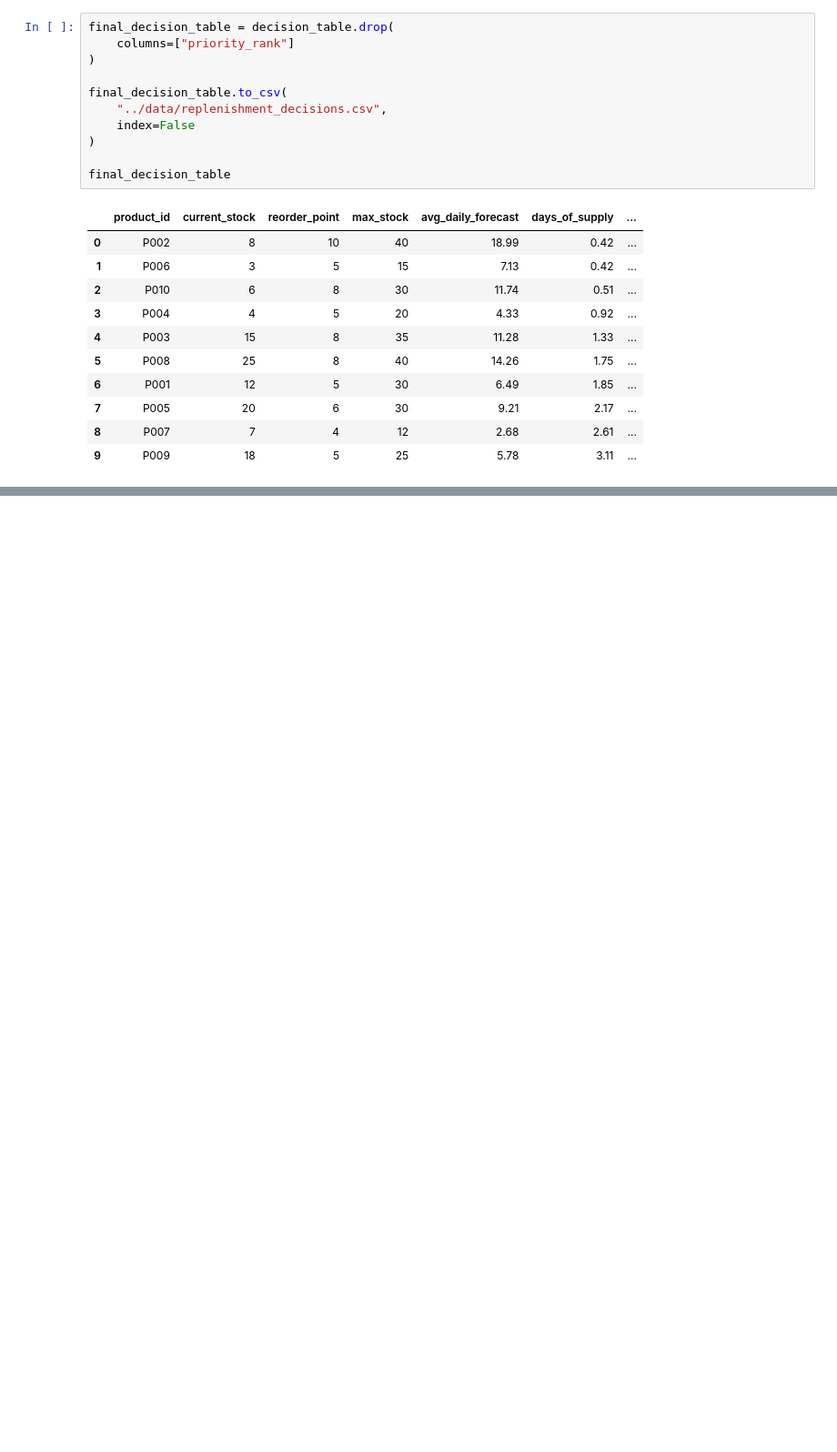
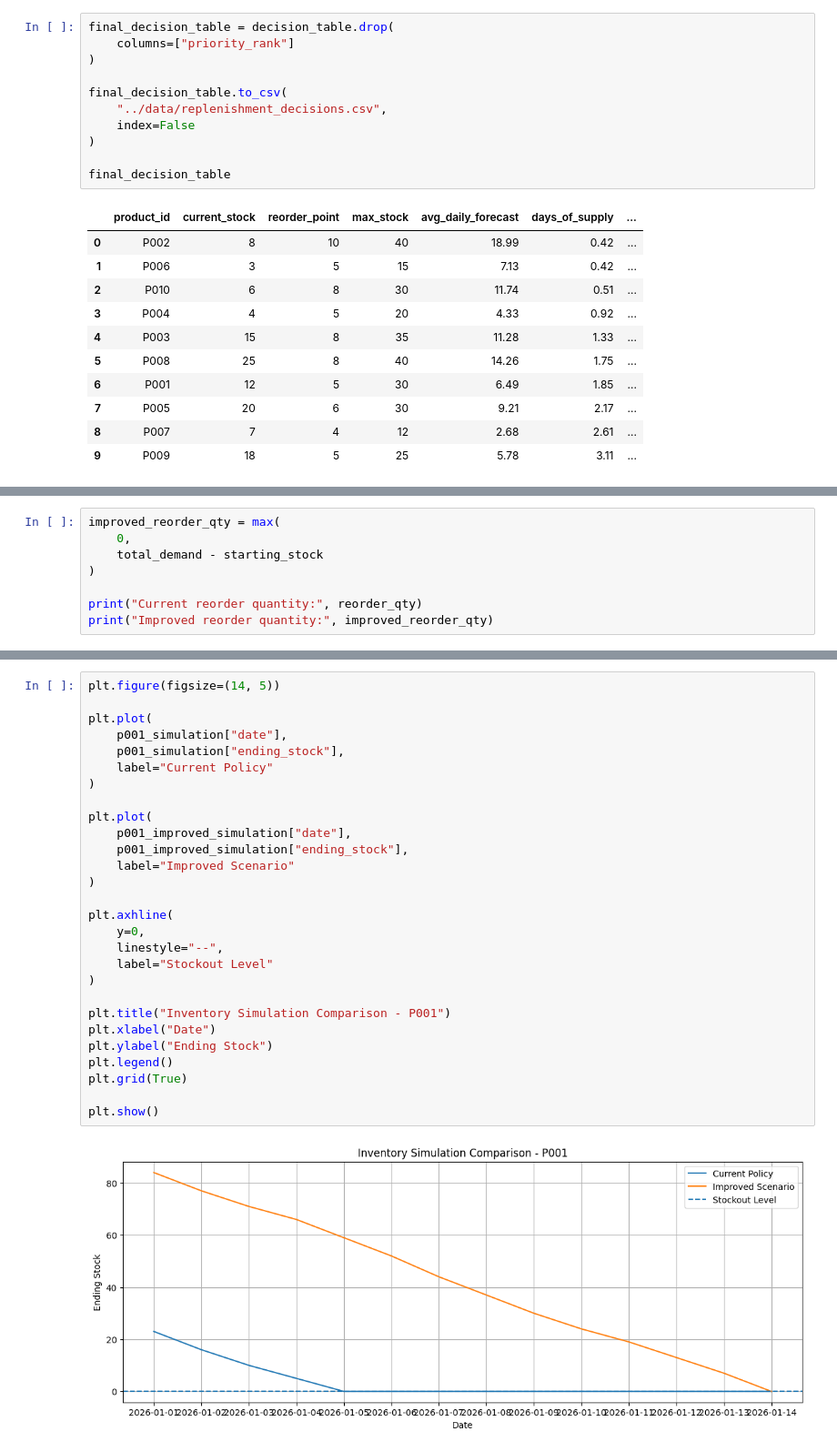
Before and after one commit to youcy03/ai-warehouse-digital-twin, a Jupyter notebook: notebooks/03_demand_forecasting.ipynb, the cells around one changed output, grey strips where cells are left out. Shown at 91% size. Cells and saved outputs as stored; diff of their text form; blank space fills up the shorter version.

Commit message:
Complete Phase 5 inventory simulation

```diff
--- a/notebooks/03_demand_forecasting.ipynb
+++ b/notebooks/03_demand_forecasting.ipynb
@@ -1466,0 +1780,8 @@ final_decision_table
+# %%
+improved_reorder_qty = max(
+    0,
+    total_demand - starting_stock
+)
+
+print("Current reorder quantity:", reorder_qty)
+print("Improved reorder quantity:", improved_reorder_qty)
@@ -1466,0 +1885,30 @@ final_decision_table
+# %%
+plt.figure(figsize=(14, 5))
+
+plt.plot(
+    p001_simulation["date"],
+    p001_simulation["ending_stock"],
+    label="Current Policy"
+)
+
+plt.plot(
+    p001_improved_simulation["date"],
+    p001_improved_simulation["ending_stock"],
+    label="Improved Scenario"
+)
+
+plt.axhline(
+    y=0,
+    linestyle="--",
+    label="Stockout Level"
+)
+
+plt.title("Inventory Simulation Comparison - P001")
+plt.xlabel("Date")
+plt.ylabel("Ending Stock")
+plt.legend()
+plt.grid(True)
+
+plt.show()
+# %% [output]
+[figure, added]
```
Also changed, not shown: parts of 33 cells of this notebook, 4 other files.
